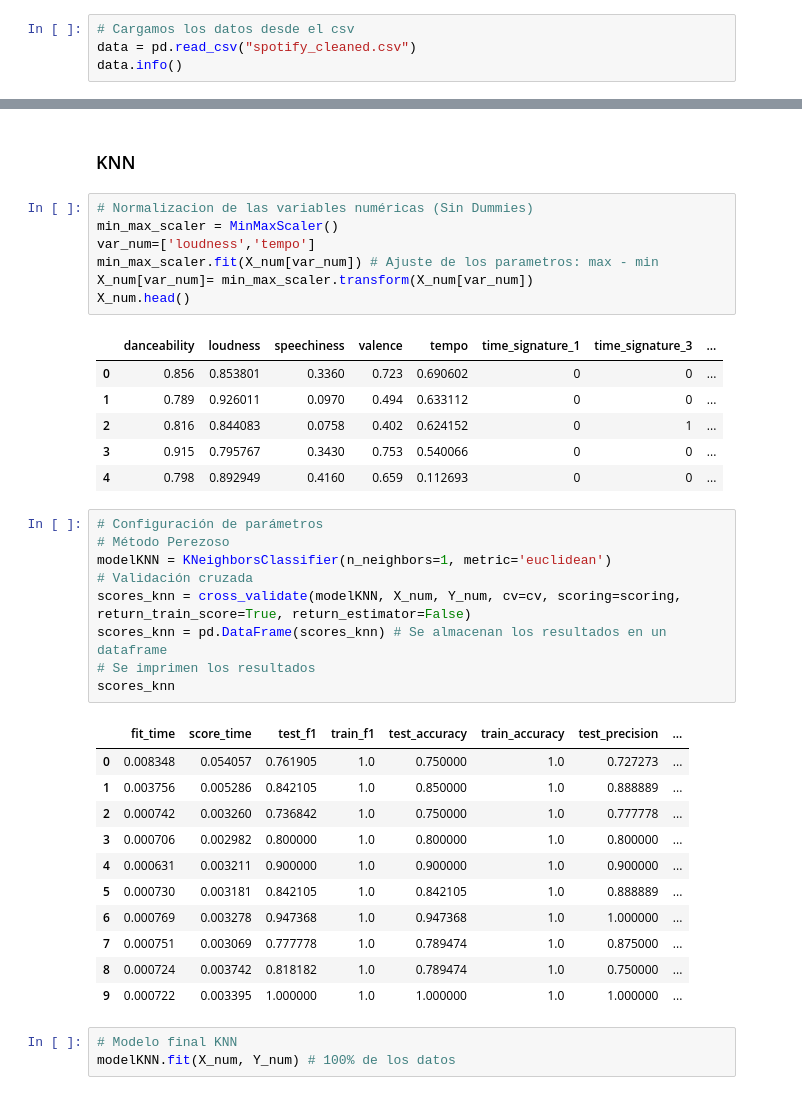
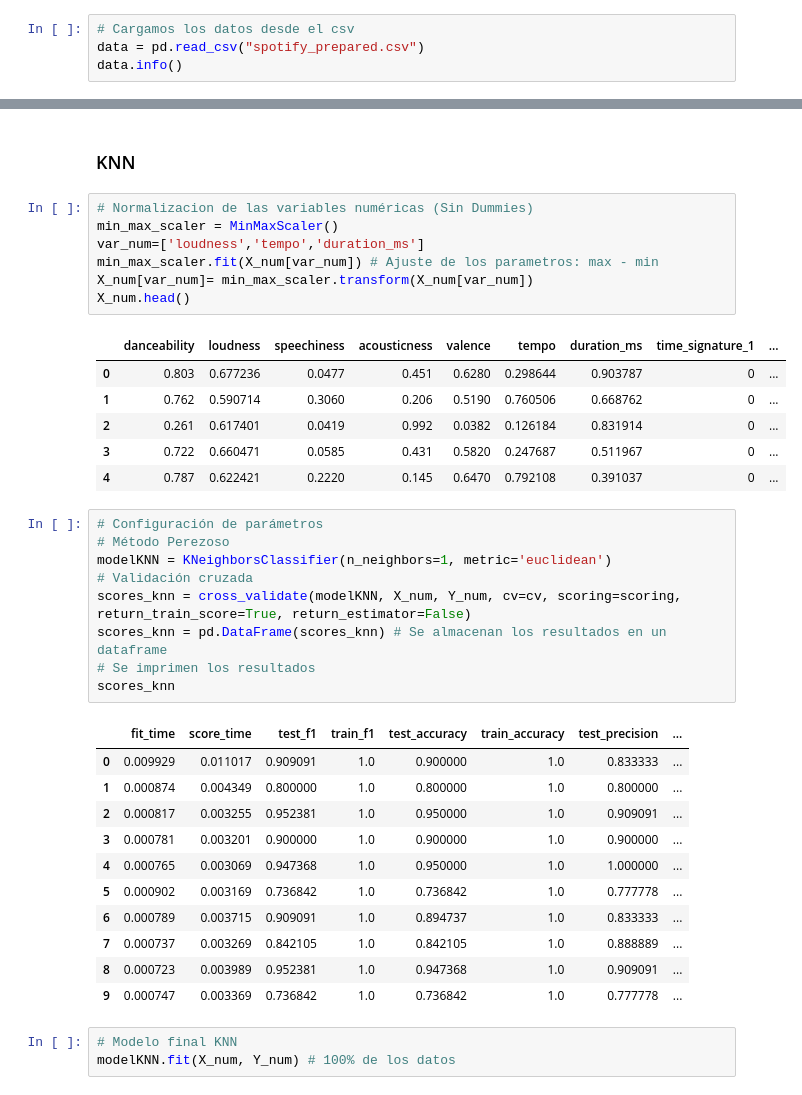
Before and after one commit to srueda99/spotify-predict, a Jupyter notebook: ModelosPredictivos.ipynb, the cells around one changed output, grey strips where cells are left out. Drawn from its saved outputs; the diff is of its cells as text.

```diff
--- a/ModelosPredictivos.ipynb
+++ b/ModelosPredictivos.ipynb
@@ -24,7 +23,7 @@ Matplotlib is building the font cache; this may take a moment.
 ## PREPARACIÓN DE LOS DATOS
 # %%
 # Cargamos los datos desde el csv
-data = pd.read_csv("spotify_cleaned.csv")
+data = pd.read_csv("spotify_prepared.csv")
 data.info()
 # %% [output]
 <class 'pandas.core.frame.DataFrame'>
@@ -181,17 +188,17 @@ DecisionTreeClassifier(min_samples_leaf=200)
 # %%
 # Normalizacion de las variables numéricas (Sin Dummies)
 min_max_scaler = MinMaxScaler()
-var_num=['loudness','tempo']
+var_num=['loudness','tempo','duration_ms']
 min_max_scaler.fit(X_num[var_num]) # Ajuste de los parametros: max - min
 X_num[var_num]= min_max_scaler.transform(X_num[var_num])
 X_num.head()
 # %% [output]
-|  | danceability | loudness | speechiness | valence | tempo | time_signature_1 | time_signature_3 | ... |
-| 0 | 0.856 | 0.853801 | 0.3360 | 0.723 | 0.690602 | 0 | 0 | ... |
-| 1 | 0.789 | 0.926011 | 0.0970 | 0.494 | 0.633112 | 0 | 0 | ... |
-| 2 | 0.816 | 0.844083 | 0.0758 | 0.402 | 0.624152 | 0 | 1 | ... |
-| 3 | 0.915 | 0.795767 | 0.3430 | 0.753 | 0.540066 | 0 | 0 | ... |
-| 4 | 0.798 | 0.892949 | 0.4160 | 0.659 | 0.112693 | 0 | 0 | ... |
+|  | danceability | loudness | speechiness | acousticness | valence | tempo | duration_ms | time_signature_1 | ... |
+| 0 | 0.803 | 0.677236 | 0.0477 | 0.451 | 0.6280 | 0.298644 | 0.903787 | 0 | ... |
+| 1 | 0.762 | 0.590714 | 0.3060 | 0.206 | 0.5190 | 0.760506 | 0.668762 | 0 | ... |
+| 2 | 0.261 | 0.617401 | 0.0419 | 0.992 | 0.0382 | 0.126184 | 0.831914 | 0 | ... |
+| 3 | 0.722 | 0.660471 | 0.0585 | 0.431 | 0.5820 | 0.247687 | 0.511967 | 0 | ... |
+| 4 | 0.787 | 0.622421 | 0.2220 | 0.145 | 0.6470 | 0.792108 | 0.391037 | 0 | ... |
 # %%
 # Configuración de parámetros
 # Método Perezoso
@@ -203,16 +210,16 @@ scores_knn = pd.DataFrame(scores_knn) # Se almacenan los resultados en un datafr
 scores_knn
 # %% [output]
 |  | fit_time | score_time | test_f1 | train_f1 | test_accuracy | train_accuracy | test_precision | ... |
-| 0 | 0.008348 | 0.054057 | 0.761905 | 1.0 | 0.750000 | 1.0 | 0.727273 | ... |
-| 1 | 0.003756 | 0.005286 | 0.842105 | 1.0 | 0.850000 | 1.0 | 0.888889 | ... |
-| 2 | 0.000742 | 0.003260 | 0.736842 | 1.0 | 0.750000 | 1.0 | 0.777778 | ... |
-| 3 | 0.000706 | 0.002982 | 0.800000 | 1.0 | 0.800000 | 1.0 | 0.800000 | ... |
-| 4 | 0.000631 | 0.003211 | 0.900000 | 1.0 | 0.900000 | 1.0 | 0.900000 | ... |
-| 5 | 0.000730 | 0.003181 | 0.842105 | 1.0 | 0.842105 | 1.0 | 0.888889 | ... |
-| 6 | 0.000769 | 0.003278 | 0.947368 | 1.0 | 0.947368 | 1.0 | 1.000000 | ... |
-| 7 | 0.000751 | 0.003069 | 0.777778 | 1.0 | 0.789474 | 1.0 | 0.875000 | ... |
-| 8 | 0.000724 | 0.003742 | 0.818182 | 1.0 | 0.789474 | 1.0 | 0.750000 | ... |
-| 9 | 0.000722 | 0.003395 | 1.000000 | 1.0 | 1.000000 | 1.0 | 1.000000 | ... |
+| 0 | 0.009929 | 0.011017 | 0.909091 | 1.0 | 0.900000 | 1.0 | 0.833333 | ... |
+| 1 | 0.000874 | 0.004349 | 0.800000 | 1.0 | 0.800000 | 1.0 | 0.800000 | ... |
+| 2 | 0.000817 | 0.003255 | 0.952381 | 1.0 | 0.950000 | 1.0 | 0.909091 | ... |
+| 3 | 0.000781 | 0.003201 | 0.900000 | 1.0 | 0.900000 | 1.0 | 0.900000 | ... |
+| 4 | 0.000765 | 0.003069 | 0.947368 | 1.0 | 0.950000 | 1.0 | 1.000000 | ... |
+| 5 | 0.000902 | 0.003169 | 0.736842 | 1.0 | 0.736842 | 1.0 | 0.777778 | ... |
+| 6 | 0.000789 | 0.003715 | 0.909091 | 1.0 | 0.894737 | 1.0 | 0.833333 | ... |
+| 7 | 0.000737 | 0.003269 | 0.842105 | 1.0 | 0.842105 | 1.0 | 0.888889 | ... |
+| 8 | 0.000723 | 0.003989 | 0.952381 | 1.0 | 0.947368 | 1.0 | 0.909091 | ... |
+| 9 | 0.000747 | 0.003369 | 0.736842 | 1.0 | 0.736842 | 1.0 | 0.777778 | ... |
 # %%
 # Modelo final KNN
 modelKNN.fit(X_num, Y_num) # 100% de los datos
```
Also changed, not shown: parts of 15 cells of this notebook, 4 other files.
